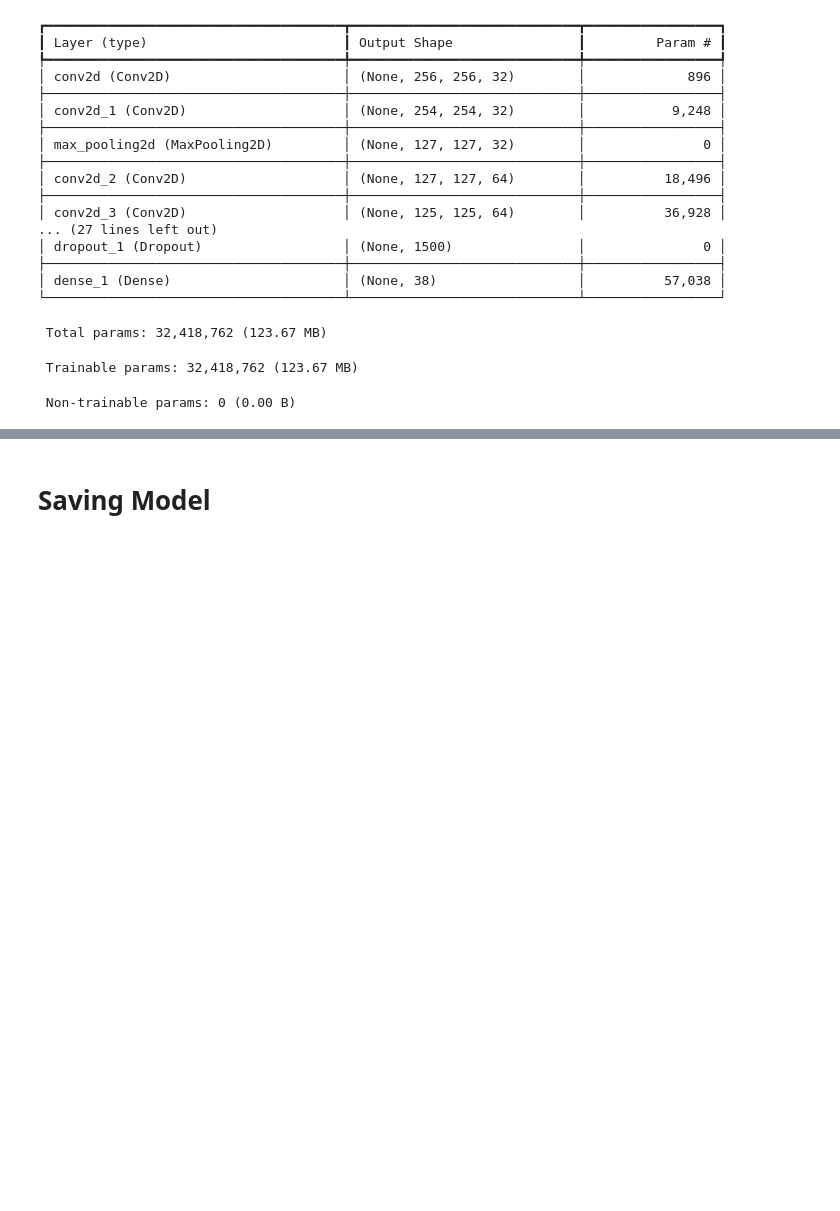
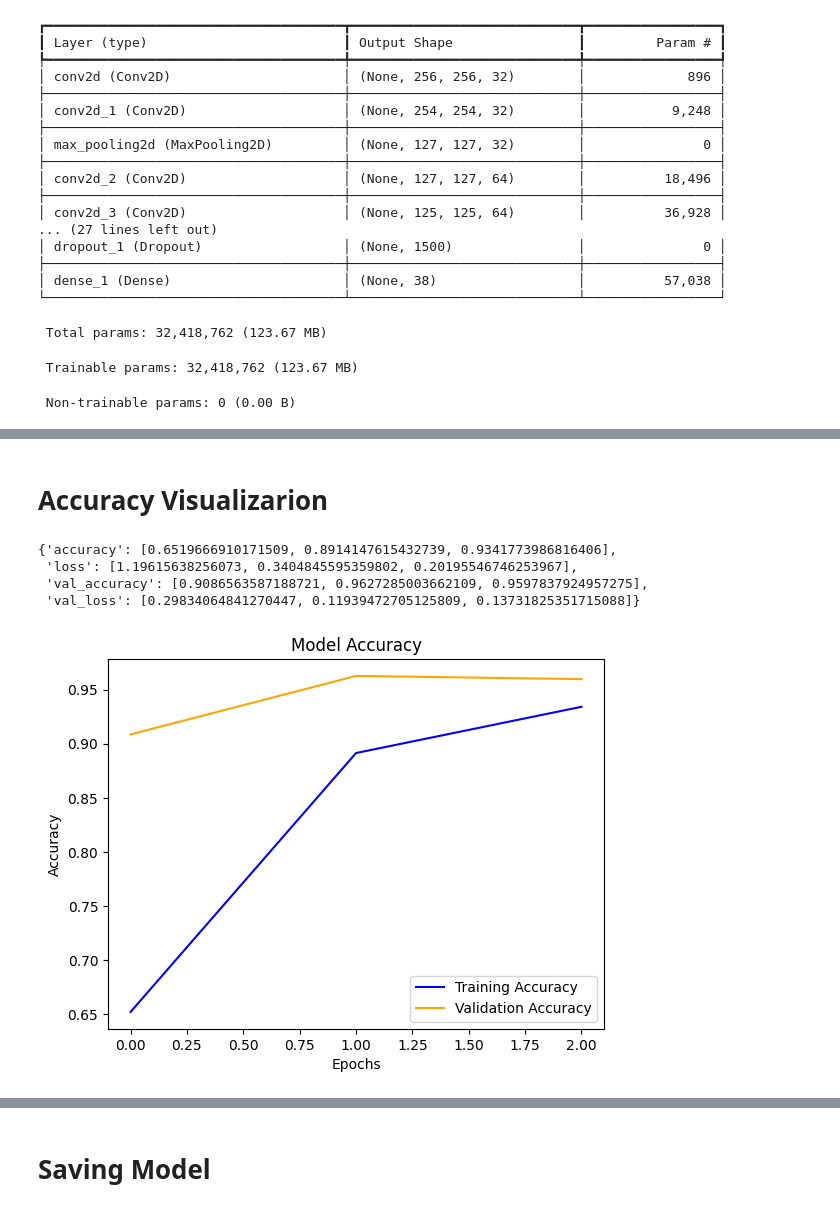
Before and after one commit to nightitachi/New-Plant-Diseases-Dataset, a Jupyter notebook: New_Plant_Diseases_Dataset.ipynb, the cells around one changed output, grey strips where cells are left out. Drawn from its saved outputs; the diff is of its cells as text; code cells hidden in the pictures; blank space fills up the shorter version.

```diff
--- a/New_Plant_Diseases_Dataset.ipynb
+++ b/New_Plant_Diseases_Dataset.ipynb
@@ -177,0 +192,20 @@ Epoch 1/3
+# %% [markdown]
+# Accuracy Visualizarion
+# %%
+training_history.history
+# %% [output]
+{'accuracy': [0.6519666910171509, 0.8914147615432739, 0.9341773986816406],
+ 'loss': [1.19615638256073, 0.3404845595359802, 0.20195546746253967],
+ 'val_accuracy': [0.9086563587188721, 0.9627285003662109, 0.9597837924957275],
+ 'val_loss': [0.29834064841270447, 0.11939472705125809, 0.13731825351715088]}
+# %%
+epochs= [i for i in range(1,4)]
+plt.plot(training_history.history['accuracy'], label='Training Accuracy', color='blue')
+plt.plot(training_history.history['val_accuracy'], label='Validation Accuracy', color='orange')
+plt.title('Model Accuracy')
+plt.xlabel('Epochs')
+plt.ylabel('Accuracy')
+plt.legend()
+plt.show()
+# %% [output]
+[figure, added]
```
Also changed, not shown: parts of 23 cells of this notebook.
